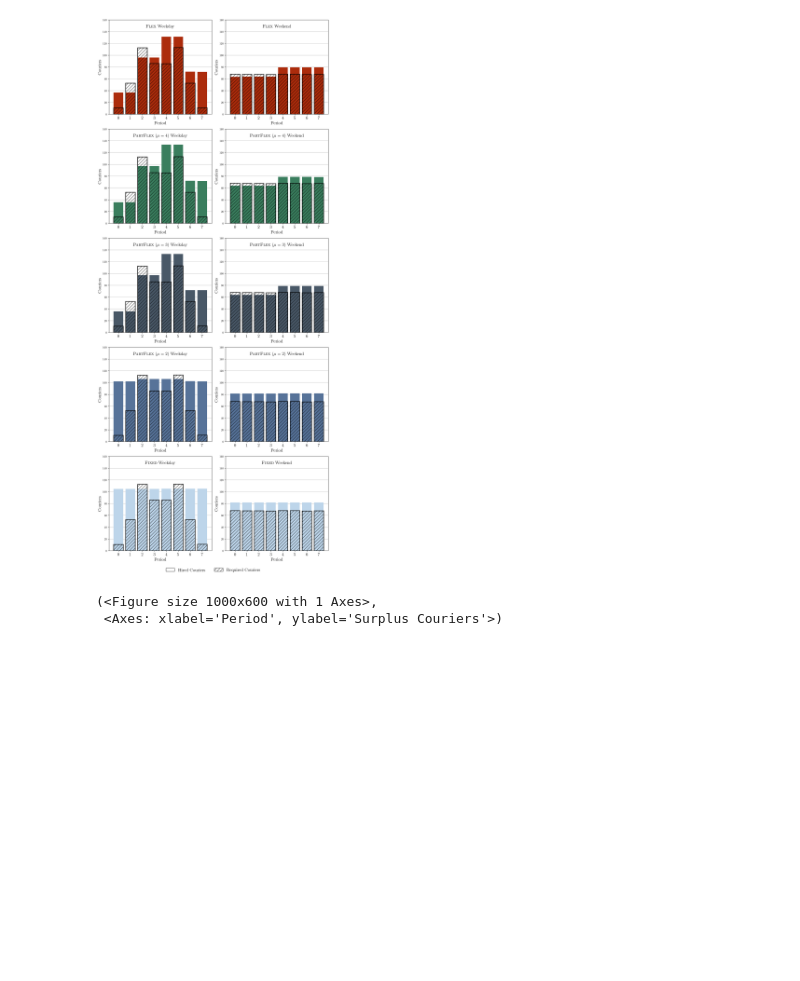
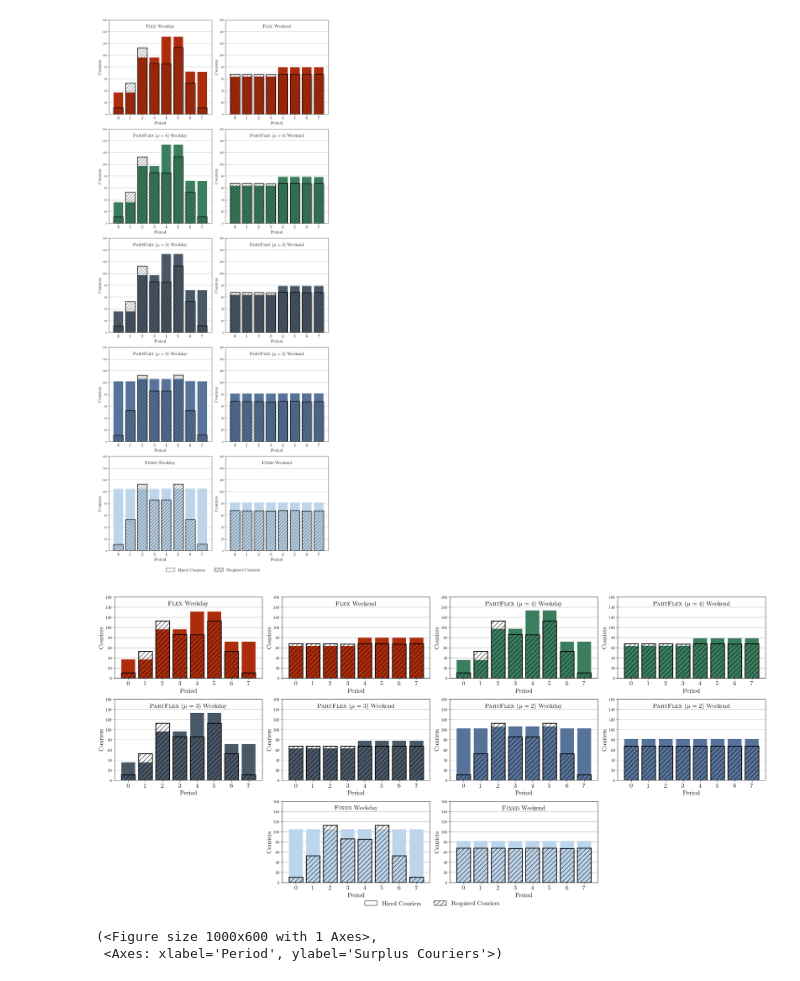
Before and after one commit to carlosperez1997/lmd-sizing-scheduling, a Jupyter notebook: code_team/rostering jonny/utilization_graphs.ipynb, the cells around one changed output. Saved outputs shown, nothing was run; the diff lists cells and outputs as text; code cells hidden in the pictures; blank space fills up the shorter version.

```diff
--- a/code_team/rostering jonny/utilization_graphs.ipynb
+++ b/code_team/rostering jonny/utilization_graphs.ipynb
@@ -286,6 +286,106 @@ def plot_hired_vs_required_for_models(models):
 plot_hired_vs_required_for_models(models)
 # %% [output]
 [figure]
+# %%
+import matplotlib.pyplot as plt
+import pandas as pd
+
+row = [0, 0, 1, 1, 2, 2]
+col = [0, 2, 0, 2, 0, 2]
+
+# Assuming surplus_couriers DataFrame is already defined
+
+models = ['flex', 'partflex-4.0', 'partflex-3.0', 'partflex-2.0', 'fixed']
+
+def plot_hired_vs_required_for_models(models):
+    fig, axes = plt.subplots(nrows=3, ncols=4, figsize=(24,12))
+
+    for i, model in enumerate(models):
+        data = surplus_couriers[surplus_couriers['model'] == model]
+
+
+        if i ==4:
+            j = 1
+        else:
+            j = 0
+
+        # Weekday
+        ax = axes[row[i], col[i]+j]
+        ax.bar(
+            x=data['period'],
+            height=data['couriers_weekday'],
+            color=f'C{i}',
+            linewidth=2,
+            edgecolor=None
+        )
+        ax.bar(
+            x=data['period'],
+            height=data['required_couriers_weekday'],
+            color="none",
+            linewidth=2,
+            edgecolor="black",
+            hatch='//'
+        )
+        ax.set_ylim((0, 160))
+        ax.set_xticks([0, 1, 2, 3, 4, 5, 6, 7])
+        ax.set_xticklabels([0, 1, 2, 3, 4, 5, 6, 7], fontsize=16)
+        ax.set_ylabel('Couriers', fontsize=16)
+        ax.yaxis.grid(which='major')
+        ax.axes.set_axisbelow(True)
+        ax.set_xlabel('Period', fontsize=16)
+        ax.text(0.5, 0.95, f'{models_textsc[model]} Weekday', fontsize=16, ha='center', va='top', transform=ax.transAxes)
+
+
+        # Weekend
+        ax = axes[row[i], col[i]+ 1 + j]
+        ax.bar(
+            x=data['period'],
+            height=data['couriers_weekend'],
+            color=f'C{i}',
+            linewidth=2,
+            edgecolor=None
+        )
+        ax.bar(
+            x=data['period'],
+            height=data['required_couriers_weekend'],
+            color="none",
+            linewidth=2,
+            edgecolor="black",
+            hatch='//'
+        )
+        ax.set_ylim((0, 160))
+        ax.set_xticks([0, 1, 2, 3, 4, 5, 6, 7])
+        ax.set_xticklabels([0, 1, 2, 3, 4, 5, 6, 7], fontsize=16)
+        ax.set_ylabel('Couriers', fontsize=16)
+        ax.yaxis.grid(which='major')
+        ax.axes.set_axisbelow(True)
+        ax.set_xlabel('Period', fontsize=16)
+        ax.text(0.5, 0.95, f'{models_textsc[model]} Weekend', fontsize=16, ha='center', va='top', transform=ax.transAxes)
+
+
+    # Delete the unused subplots
+    fig.delaxes(axes[2,0])
+    fig.delaxes(axes[2,3])
+
+    # Create custom legend patches
+    patches = [
+        Patch(facecolor='none', edgecolor='black', label='Hired Couriers'),
+        Patch(facecolor='none', edgecolor='black', hatch='//', label='Required Couriers')
+    ]
+
+    # Add the global legend
+    fig.legend(handles=patches, loc='lower center', ncol=2, frameon=False, fontsize=16)
+
+    fig.subplots_adjust(top=1, bottom=0.1)  # Adjust layout to make room for the legend
+    plt.tight_layout(rect=[0, 0.03, 1, 0.95])  # Leave space for legend
+
+    plt.show()
+
+    fig.savefig('figures/surplus_couriers.pdf', bbox_inches='tight', dpi=100)
+
+plot_hired_vs_required_for_models(models)
+# %% [output]
+[figure, added]
 # %%
 def plot_courier_surplus():
 
```
Also changed, not shown: 6 other files.
